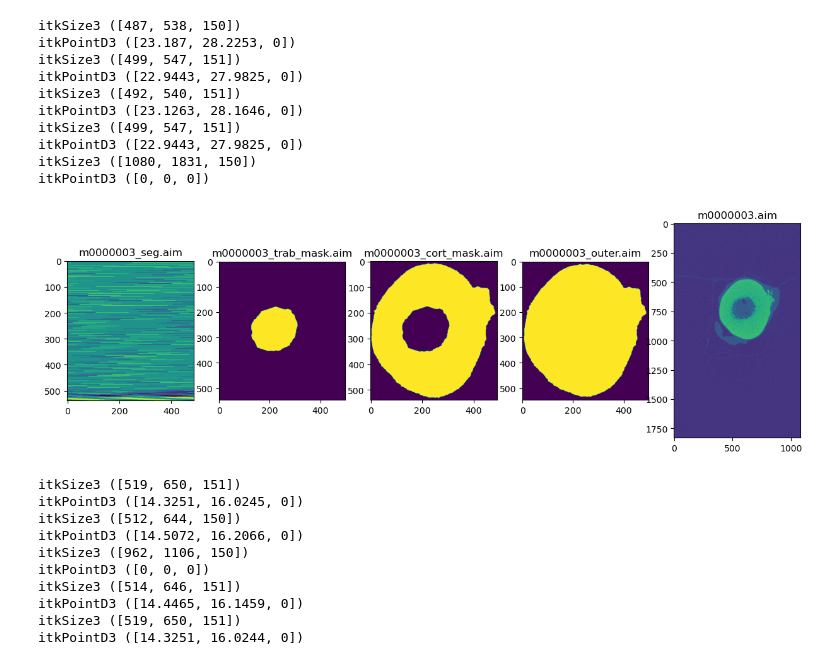
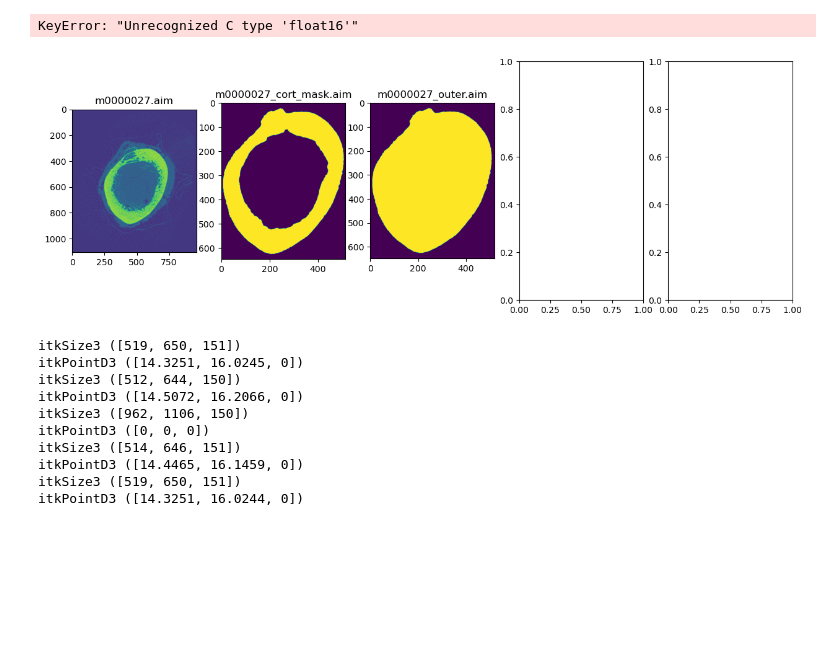
Before and after one commit to ywattenberg/deep_femur_segmentation, a Jupyter notebook: src/aim_images.ipynb, the cells around one changed output. Saved outputs shown, nothing was run; the diff lists cells and outputs as text; code cells hidden in the pictures; blank space fills up the shorter version.

```diff
--- a/src/aim_images.ipynb
+++ b/src/aim_images.ipynb
@@ -34,7 +34,7 @@ def read_and_plot(path):
         if "mask" in filename:
             images.append(read_aim(os.path.join(path, filename), dtype="unsigned char"))
         elif "seg" in filename:
-            images.append(read_aim(os.path.join(path, filename), dtype="double"))
+            images.append(read_aim(os.path.join(path, filename), dtype="float16"))
         else:
             images.append(read_aim(os.path.join(path, filename)))
 
@@ -42,19 +42,10 @@ def read_and_plot(path):
         ax[i].set_title(filename)
     return images
 # %%
-images_1 = read_and_plot("../data/data/projects/pcct/flowbone_l200346__m")
+images_1 = read_and_plot("..\\data\\HRpQCT_aim\\aim\\flowbone_2207_04650_l__m")
 # %% [output]
-itkSize3 ([487, 538, 150])
-itkPointD3 ([23.187, 28.2253, 0])
-itkSize3 ([499, 547, 151])
-itkPointD3 ([22.9443, 27.9825, 0])
-itkSize3 ([492, 540, 151])
-itkPointD3 ([23.1263, 28.1646, 0])
-itkSize3 ([499, 547, 151])
-itkPointD3 ([22.9443, 27.9825, 0])
-itkSize3 ([1080, 1831, 150])
-itkPointD3 ([0, 0, 0])
+KeyError: "Unrecognized C type 'float16'"
-[figure, old version]
+[figure, new version]
 # %%
 images_2 = read_and_plot("../data/data/projects/pcct/flowbone_2207_04650_l__m")
 # %% [output]
```
Also changed, not shown: parts of 2 cells of this notebook, 17 other files.
